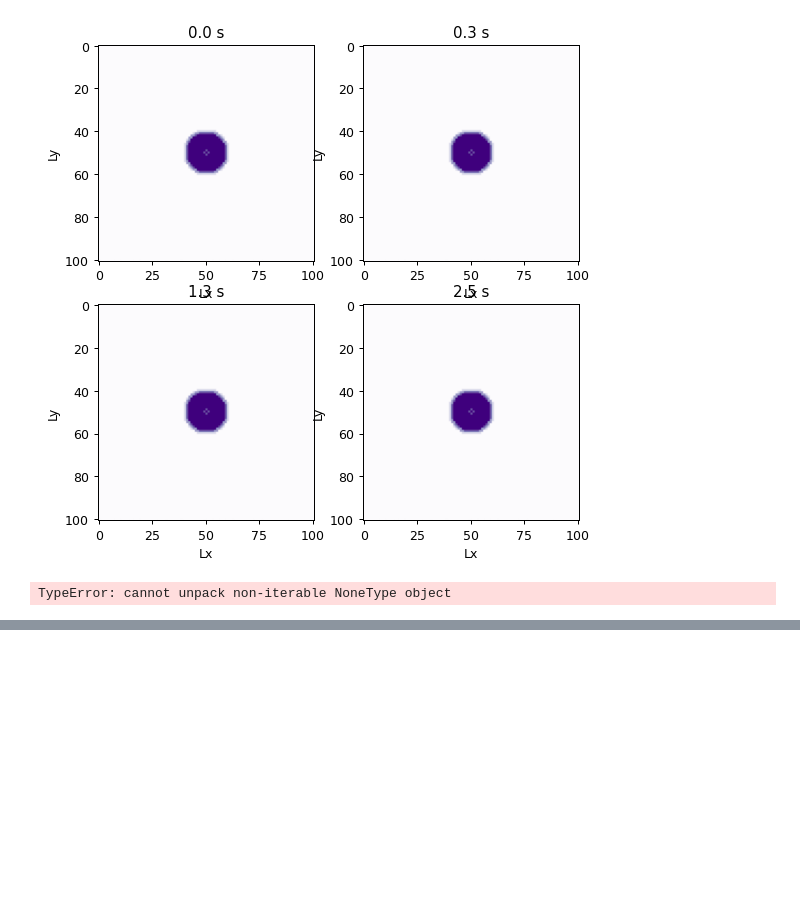
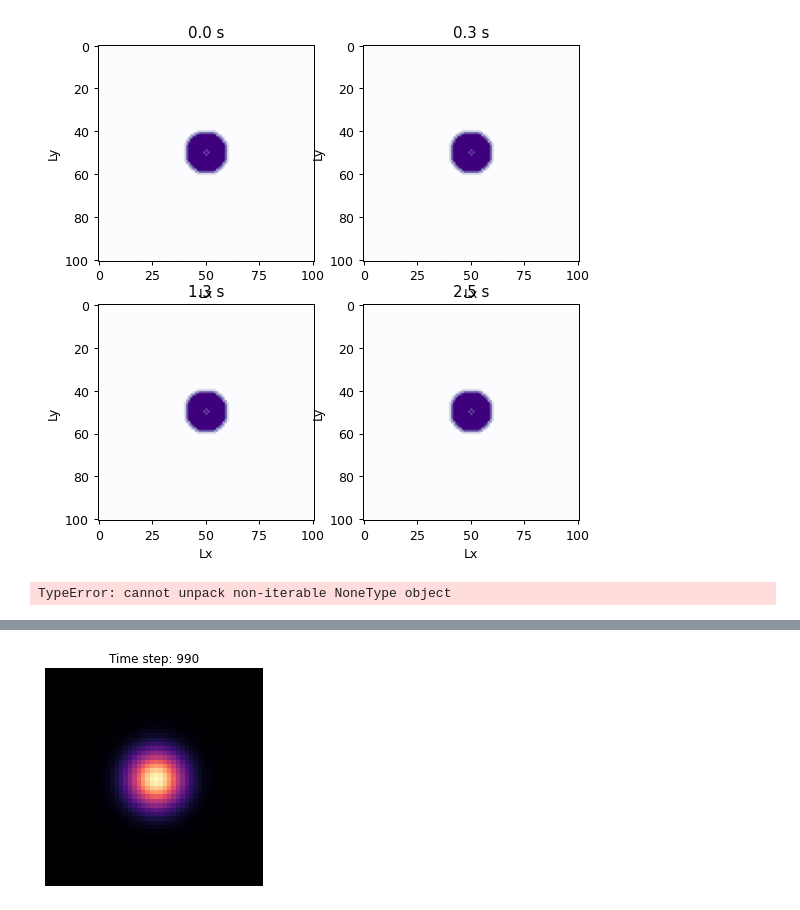
Before and after one commit to rosiane-carneiro/atividade-difusao, a Jupyter notebook: diffusion_rascunho.ipynb, the cells around one changed output, grey strips where cells are left out. Saved outputs shown, nothing was run; the diff lists cells and outputs as text; code cells hidden in the pictures; blank space fills up the shorter version.

```diff
--- a/diffusion_rascunho.ipynb
+++ b/diffusion_rascunho.ipynb
@@ -215,0 +252,47 @@ TypeError: cannot unpack non-iterable NoneType object
+# %%
+import numpy as np
+import matplotlib.pyplot as plt
+
+def diffusion_model(nx, ny, dx, dy, dt, total_time, D):
+    # Initialize the concentration matrix
+    conc = np.ones((nx, ny))
+    conc[int(nx/2), int(ny/2)] = 2
+
+    # Calculate number of time steps
+    nt = int(total_time / dt)
+
+    # Time loop
+    for i in range(nt):
+        # Copy the current concentration to update the values
+        conc_new = np.copy(conc)
+        # Loop over the grid
+        for x in range(1, nx-1):
+            for y in range(1, ny-1):
+                # Calculate the diffusion
+                conc_new[x, y] = conc[x, y] + D * dt * (
+                    (conc[x+1, y] - 2 * conc[x, y] + conc[x-1, y]) / dx**2 +
+                    (conc[x, y+1] - 2 * conc[x, y] + conc[x, y-1]) / dy**2
+                )
+        # Update the concentration
+        conc = np.copy(conc_new)
+
+        # Plot the concentration every 10th time step
+        if i % 10 == 0:
+            plt.imshow(conc, cmap='magma')
+            plt.axis('off')
+            plt.title('Time step: {}'.format(i))
+            #plt.savefig('diffusion_step_{}.png'.format(i))
+
+# Define grid parameters
+nx = 50
+ny = 50
+dx = 1
+dy = 1
+dt = 0.1
+total_time = 100
+D = 0.1
+
+# Run the diffusion model
+diffusion_model(nx, ny, dx, dy, dt, total_time, D)
+# %% [output]
+[figure, added]
```
Also changed, not shown: parts of 1 cell of this notebook.
